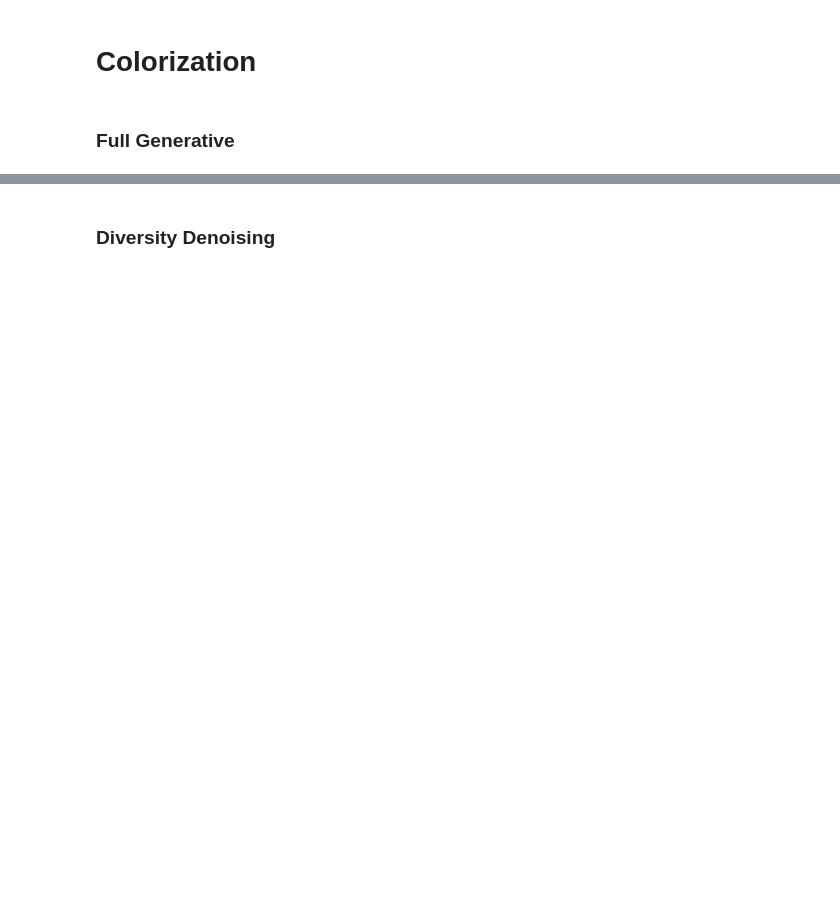
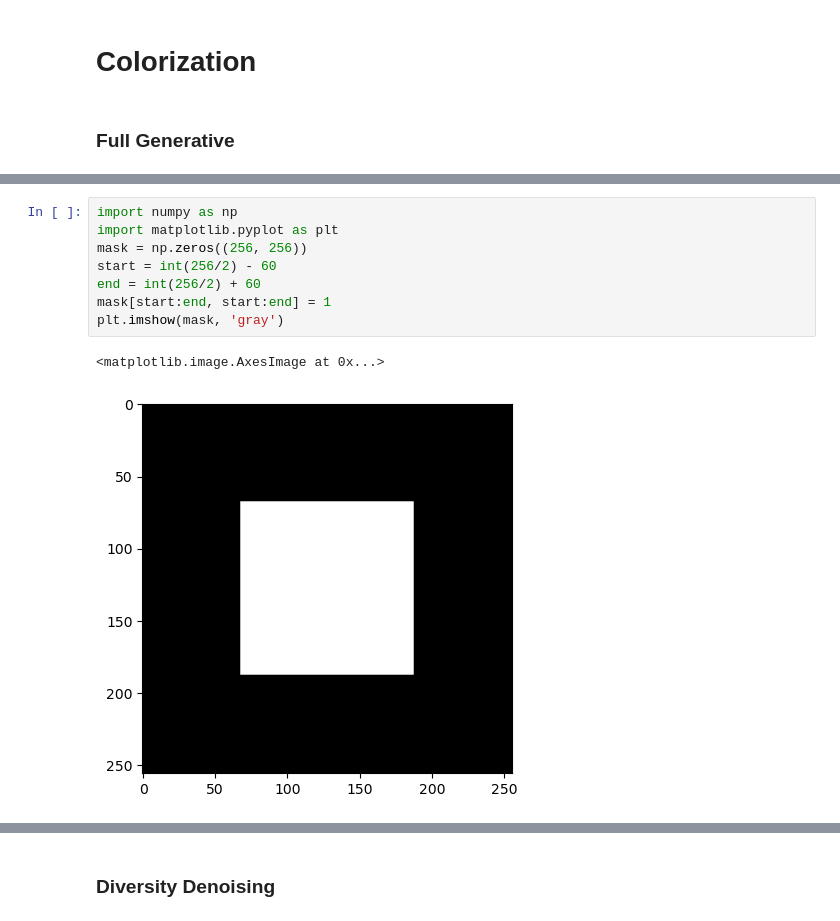
Before and after one commit to ankithsavio/msc-project, a Jupyter notebook: Week-10/Evaluationg.ipynb, the cells around one changed output, grey strips where cells are left out. Cells and saved outputs as stored; diff of their text form; blank space fills up the shorter version.

```diff
--- a/Week-10/Evaluationg.ipynb
+++ b/Week-10/Evaluationg.ipynb
@@ -50,0 +172,11 @@ Lossy conversion from float32 to uint8. Range [0, 1]. Convert image to uint8 pri
+# %%
+import numpy as np
+import matplotlib.pyplot as plt
+mask = np.zeros((256, 256))
+start = int(256/2) - 60
+end = int(256/2) + 60
+mask[start:end, start:end] = 1
+plt.imshow(mask, 'gray')
+# %% [output]
+<matplotlib.image.AxesImage at 0x...>
+[figure, added]
```
Also changed, not shown: parts of 18 cells of this notebook.
